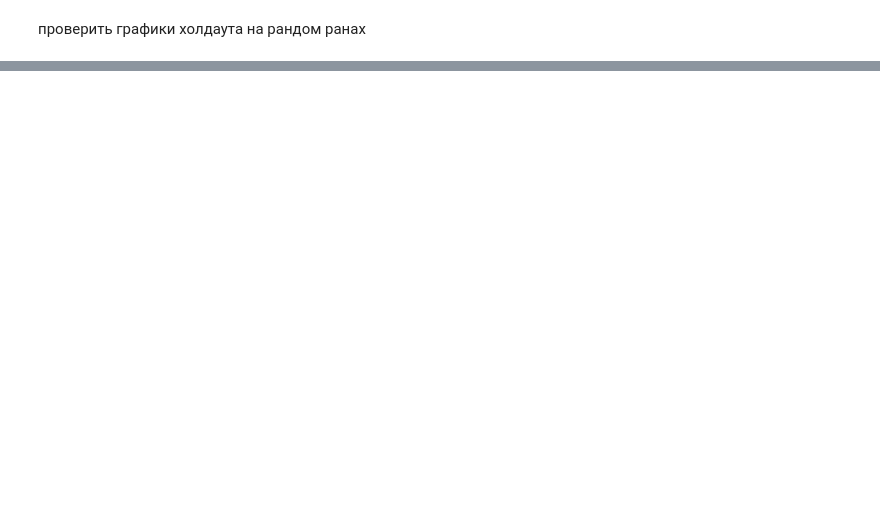
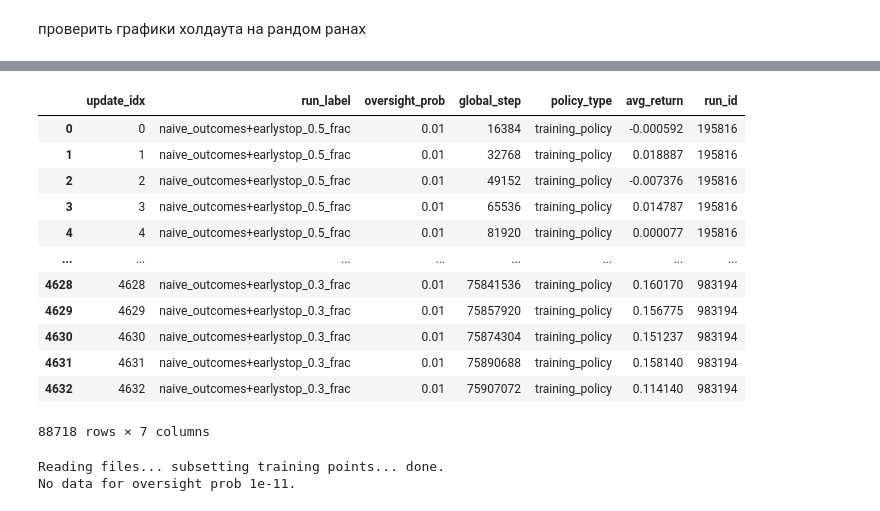
Before and after one commit to makataomu/gradient-routing, a Jupyter notebook: testing.ipynb, the cells around one changed output, grey strips where cells are left out. Drawn from its saved outputs; the diff is of its cells as text; code cells hidden in the pictures; blank space fills up the shorter version.

```diff
--- a/testing.ipynb
+++ b/testing.ipynb
@@ -197,0 +354,49 @@ plt.tight_layout()
+# %%
+
+# --- Optional oversight_prob augmentation ---
+if combine:
+
+    def parse_extra_oversight(run_label):
+        try:
+            suffix = run_label.split("_")[-1]
+            return float(suffix)
+        except Exception:
+            return 0.0  # fallback if malformed
+
+    eval_res["oversight_holdout"] = eval_res["run_label"].apply(parse_extra_oversight)
+    eval_res["oversight_prob"] += eval_res["oversight_holdout"]
+
+    # rename run_label to show the fraction holdout/total
+    def make_new_label(row):
+        base = row["run_label"].rsplit("_", 1)[0]  # remove numeric suffix
+        denom = row["oversight_prob"]
+        num = row["oversight_holdout"]
+        frac = round(num / denom, 1) if denom > 0 else 0.0
+        return f"{base}_{frac}_frac"
+
+    eval_res["run_label"] = eval_res.apply(make_new_label, axis=1)
+    eval_res.drop(columns=["oversight_holdout"], inplace=True)
+
+eval_res
+# %% [output]
+|  | update_idx | run_label | oversight_prob | global_step | policy_type | avg_return | run_id |
+| 0 | 0 | naive_outcomes+earlystop_0.5_frac | 0.01 | 16384 | training_policy | -0.000592 | 195816 |
+| 1 | 1 | naive_outcomes+earlystop_0.5_frac | 0.01 | 32768 | training_policy | 0.018887 | 195816 |
+| 2 | 2 | naive_outcomes+earlystop_0.5_frac | 0.01 | 49152 | training_policy | -0.007376 | 195816 |
+| 3 | 3 | naive_outcomes+earlystop_0.5_frac | 0.01 | 65536 | training_policy | 0.014787 | 195816 |
+| 4 | 4 | naive_outcomes+earlystop_0.5_frac | 0.01 | 81920 | training_policy | 0.000077 | 195816 |
+| ... | ... | ... | ... | ... | ... | ... | ... |
+| 4628 | 4628 | naive_outcomes+earlystop_0.3_frac | 0.01 | 75841536 | training_policy | 0.160170 | 983194 |
+| 4629 | 4629 | naive_outcomes+earlystop_0.3_frac | 0.01 | 75857920 | training_policy | 0.156775 | 983194 |
+| 4630 | 4630 | naive_outcomes+earlystop_0.3_frac | 0.01 | 75874304 | training_policy | 0.151237 | 983194 |
+| 4631 | 4631 | naive_outcomes+earlystop_0.3_frac | 0.01 | 75890688 | training_policy | 0.158140 | 983194 |
+| 4632 | 4632 | naive_outcomes+earlystop_0.3_frac | 0.01 | 75907072 | training_policy | 0.114140 | 983194 |
+88718 rows × 7 columns
+# %%
+python_path = r'c:\users\77019\pyver\py312\python.exe'
+exp_name = 'rnd_paper_split'
+
+!{python_path} -m projects.minigrid_repro.analyze_multiple_runs --subset_to_oversight 0.00000000001
+# %% [output]
+Reading files... subsetting training points... done.
+No data for oversight prob 1e-11.
```
Also changed, not shown: parts of 18 cells of this notebook, 2 other files.
